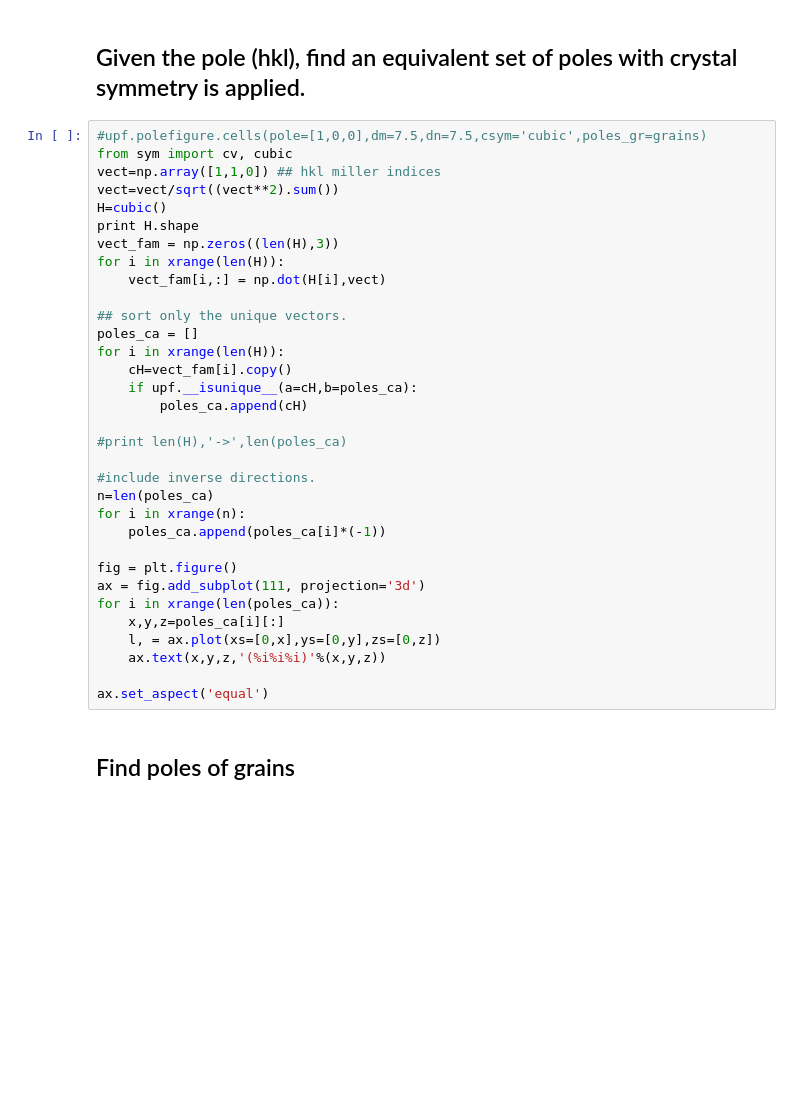
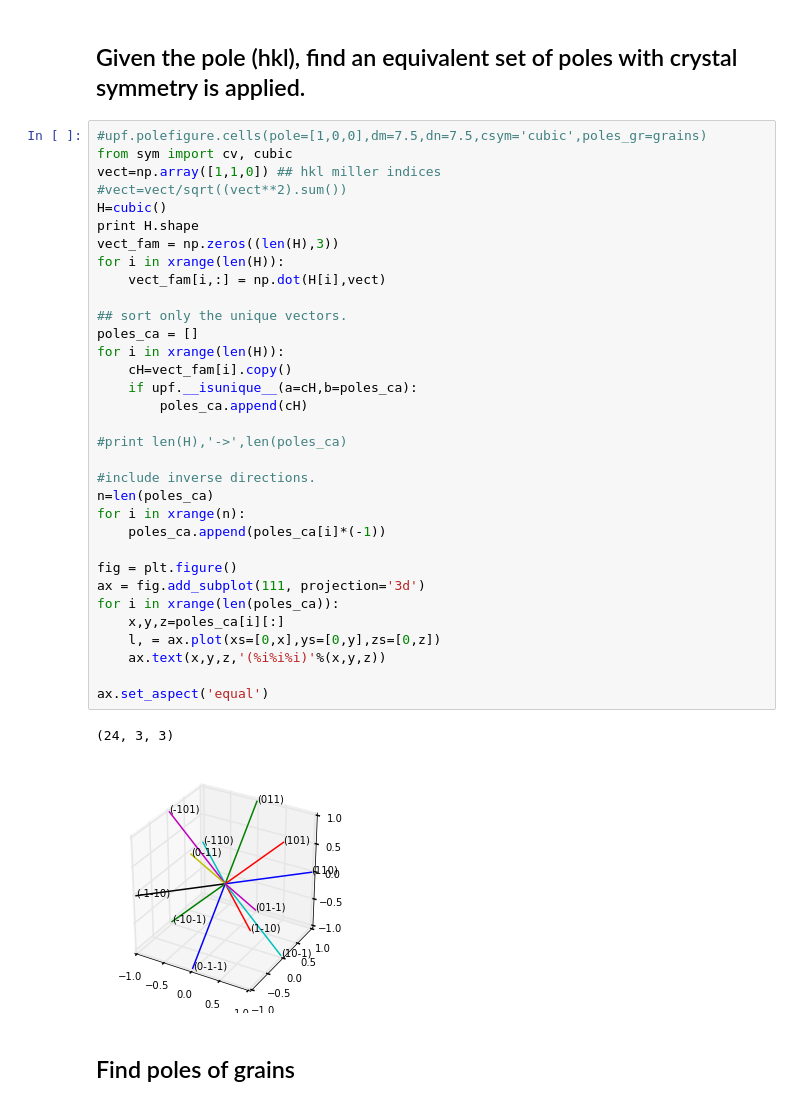
Before and after one commit to usnistgov/texture, a Jupyter notebook: ipynb/UPF_Algorithm.ipynb, the cells around one changed output. Drawn from its saved outputs; the diff is of its cells as text; blank space fills up the shorter version.

```diff
--- a/ipynb/UPF_Algorithm.ipynb
+++ b/ipynb/UPF_Algorithm.ipynb
@@ -60,35 +83,38 @@ ax.set_zlim(0,360)
 #upf.polefigure.cells(pole=[1,0,0],dm=7.5,dn=7.5,csym='cubic',poles_gr=grains)
 from sym import cv, cubic
 vect=np.array([1,1,0]) ## hkl miller indices
-vect=vect/sqrt((vect**2).sum())
+#vect=vect/sqrt((vect**2).sum())
 H=cubic()
 print H.shape
 vect_fam = np.zeros((len(H),3))
 for i in xrange(len(H)):
     vect_fam[i,:] = np.dot(H[i],vect)
 
 ## sort only the unique vectors.
 poles_ca = []
 for i in xrange(len(H)):
     cH=vect_fam[i].copy()
     if upf.__isunique__(a=cH,b=poles_ca):
         poles_ca.append(cH)
 
 #print len(H),'->',len(poles_ca)
 
 #include inverse directions.
 n=len(poles_ca)
 for i in xrange(n):
     poles_ca.append(poles_ca[i]*(-1))
 
 fig = plt.figure()
 ax = fig.add_subplot(111, projection='3d')
 for i in xrange(len(poles_ca)):
     x,y,z=poles_ca[i][:]
     l, = ax.plot(xs=[0,x],ys=[0,y],zs=[0,z])
     ax.text(x,y,z,'(%i%i%i)'%(x,y,z))
 
 ax.set_aspect('equal')
+# %% [output]
+(24, 3, 3)
+[figure, added]
 # %% [markdown]
 ## Find poles of grains
 # %%
```
Also changed, not shown: parts of 13 cells of this notebook, 3 other files.
